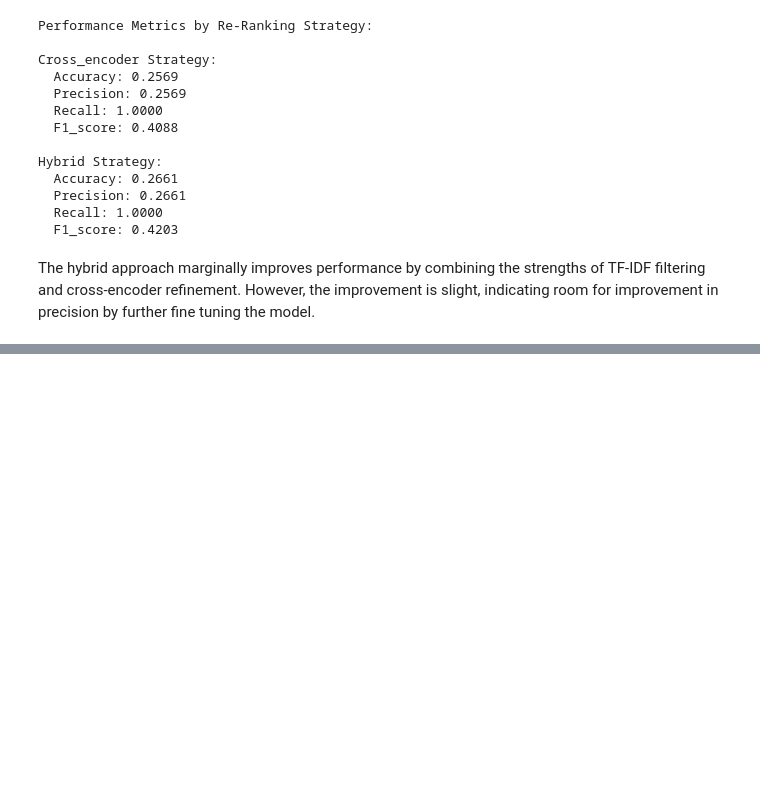
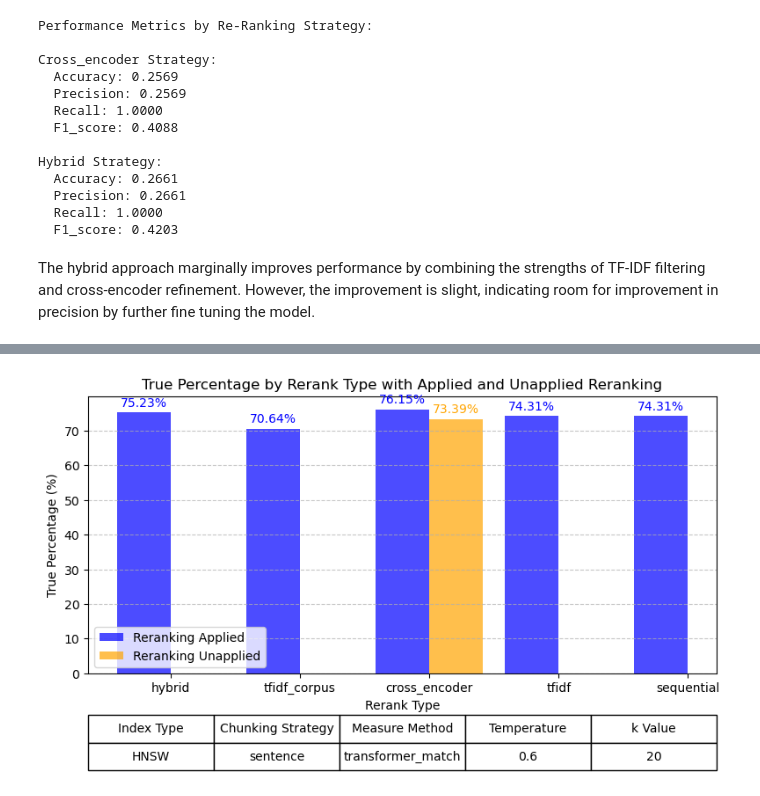
Before and after one commit to Scarlettlett/TextWave, a Jupyter notebook: textwave/notebooks/reranker_analysis.ipynb, the cells around one changed output, grey strips where cells are left out. Cells and saved outputs as stored; diff of their text form; code cells hidden in the pictures; blank space fills up the shorter version.

```diff
--- a/textwave/notebooks/reranker_analysis.ipynb
+++ b/textwave/notebooks/reranker_analysis.ipynb
@@ -417,0 +900,86 @@ The hybrid approach marginally improves performance by combining the strengths o
+# %%
+# Load the CSV file
+data = pd.read_csv(performance_data_path)
+
+# Filter data for specific conditions
+index_type = 'HNSW'
+chunking_strategy = 'sentence'
+overlap_size = 2
+temperature = 0.6
+k = 20
+filtered_data = data[(data['index_type'] == index_type) &
+                     (data['chunking_strategy'] == chunking_strategy) &
+                     (data['overlap_size'] == overlap_size) &
+                     (data['temperature'] == temperature) &
+                     (data['k'] == k)
+                     ]
+
+# Separate data based on rerank type and filtering
+filtered_hybrid = filtered_data[filtered_data['if_rerank'] == 'Y']
+unfiltered_hybrid = filtered_data[filtered_data['if_rerank'] == 'N']
+
+# Define unique rerank types for positions
+unique_rerank_types = filtered_data['rerank_type'].unique()
+bar_width = 0.25
+group_width = 0.6  # Total width of each group (bar + spacing)
+positions = np.arange(len(unique_rerank_types)) * group_width  # Space between groups
+
+# Calculate bar positions for each category
+filtered_positions = positions - bar_width / 2
+unfiltered_positions = positions + bar_width / 2
+
+# Ensure true percentages are aligned with the unique rerank types
+filtered_values = [filtered_hybrid[filtered_hybrid['rerank_type'] == rt]['true_percentage'].values[0]
+                   if rt in filtered_hybrid['rerank_type'].values else None
+                   for rt in unique_rerank_types]
+unfiltered_values = [unfiltered_hybrid[unfiltered_hybrid['rerank_type'] == rt]['true_percentage'].values[0]
+                     if rt in unfiltered_hybrid['rerank_type'].values else None
+                     for rt in unique_rerank_types]
+
+# Remove None values for plotting
+filtered_positions = [pos for pos, val in zip(filtered_positions, filtered_values) if val is not None]
+filtered_values = [val for val in filtered_values if val is not None]
+unfiltered_positions = [pos for pos, val in zip(unfiltered_positions, unfiltered_values) if val is not None]
+unfiltered_values = [val for val in unfiltered_values if val is not None]
+
+# Plotting the bar chart
+plt.figure(figsize=(8, 5))
+
+# Bar chart for hybrid with filter
+plt.bar(filtered_positions, filtered_values, width=bar_width, color='blue', alpha=0.7, label='Reranking Applied')
+
+# Bar chart for hybrid without filter
+plt.bar(unfiltered_positions, unfiltered_values, width=bar_width, color='orange', alpha=0.7, label='Reranking Unapplied')
+
+# Adding data labels for each bar
+for x, y in zip(filtered_positions, filtered_values):
+    plt.text(x, y + 1, f"{y:.2f}%", ha='center', va='bottom', fontsize=10, color='blue')
+
+for x, y in zip(unfiltered_positions, unfiltered_values):
+    plt.text(x, y + 1, f"{y:.2f}%", ha='center', va='bottom', fontsize=10, color='orange')
+
+# Adding labels and title
+plt.xlabel('Rerank Type')
+plt.ylabel('True Percentage (%)')
+plt.title('True Percentage by Rerank Type with Applied and Unapplied Reranking')
+plt.xticks(positions, unique_rerank_types, rotation=0)
+plt.grid(visible=True, linestyle='--', alpha=0.7, axis='y')
+
+# Creating a footnote table with parameters
+table_data = filtered_data[['index_type', 'chunking_strategy', 'measure_method', 'temperature', 'k']].drop_duplicates().values
+col_labels = ['Index Type', 'Chunking Strategy', 'Measure Method', 'Temperature', 'k Value']
+
+# Adding table as a footnote
+table = plt.table(cellText=table_data, colLabels=col_labels, loc='bottom', cellLoc='center', bbox=[0.0, -0.35, 1.0, 0.2])
+
+# Set table font size
+table.auto_set_font_size(False)
+table.set_fontsize(10)
+
+plt.tight_layout()
+
+# Display the plot
+plt.legend()
+plt.show()
+# %% [output]
+[figure, added]
```
Also changed, not shown: parts of 36 cells of this notebook, 31 other files.
